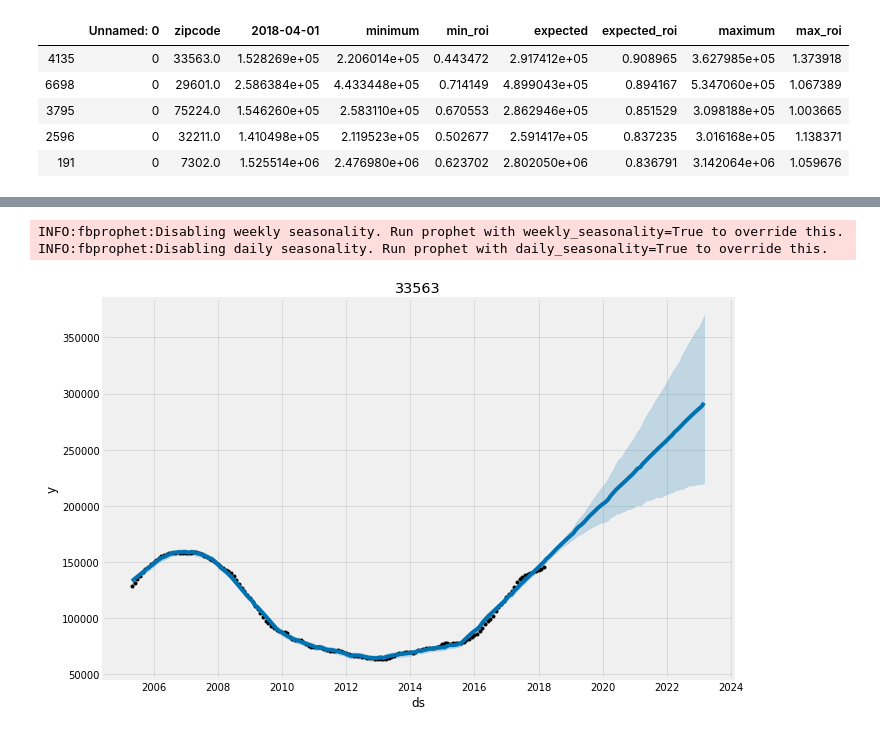
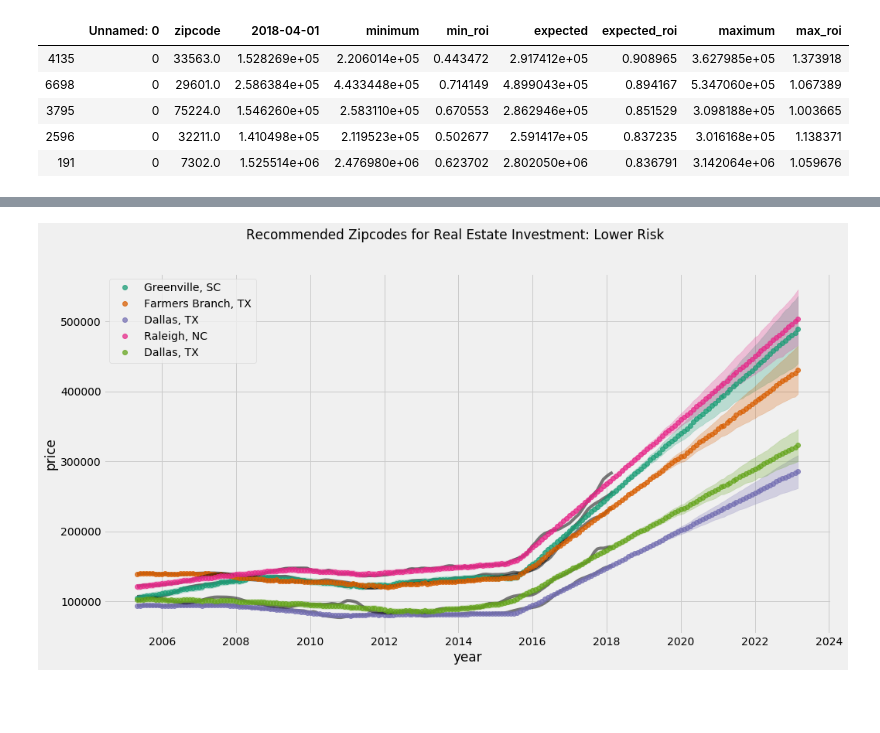
Before and after one commit to allisonhonold/Zillow_investment_zipcodes, a Jupyter notebook: predictions_final.ipynb, the cells around one changed output, grey strips where cells are left out. Cells and saved outputs as stored; diff of their text form; code cells hidden in the pictures; blank space fills up the shorter version.

```diff
--- a/predictions_final.ipynb
+++ b/predictions_final.ipynb
@@ -14,8 +14,7 @@ from python.predictor import model_price, create_zip_df
 # %%
 all_df = pd.read_csv('raw_data/zillow_data.csv')
 # %%
-#train test split: 75% / 25%
-training_model, training_forecast, zipcode = model_price(all_df, 79936, '2005-04-01', '2016-04-01')
+_, _, training_forecast, _ = model_price(all_df, 79936, '2005-04-01', '2016-04-01')
 math.sqrt(metrics.mean_squared_error(create_zip_df(all_df, 79936,'2016-04-01', '2018-04-01')['y'],
                            training_forecast.loc[((training_forecast['ds'] > '2016-05-01') & (training_forecast['ds'] < '2018-05-01')), 'yhat']))
 # %% [output]
@@ -43,7 +26,8 @@ stats_df = pd.read_csv('raw_data/stats.csv')
 # %%
 filtered_stats_df = stats_df.loc[stats_df['zipcode'].isin(no_nan_df['RegionName'])]
 # %%
-filtered_stats_df.nlargest(5, 'min_roi')
+conservative5 = filtered_stats_df.nlargest(5, 'min_roi')
+conservative5
 # %% [output]
 |  | Unnamed: 0 | zipcode | 2018-04-01 | minimum | min_roi | expected | expected_roi | maximum | max_roi |
 | 6698 | 0 | 29601.0 | 258638.364509 | 443344.806296 | 0.714149 | 489904.265675 | 0.894167 | 534706.042342 | 1.067389 |
@@ -69,9 +53,12 @@ filtered_stats_df.nlargest(5, 'max_roi')
 | 4149 | 0 | 48506.0 | 21338.510102 | 4699.588027 | -0.779760 | 29668.391848 | 0.390368 | 55042.141680 | 1.579474 |
 | 4436 | 0 | 33936.0 | 136771.343623 | 102384.722369 | -0.251417 | 230583.865098 | 0.685908 | 352329.559760 | 1.576048 |
 | 1154 | 0 | 33068.0 | 218786.911781 | 190830.148417 | -0.127781 | 374135.226080 | 0.710044 | 561376.101551 | 1.565858 |
-# %%
-plot_model(all_df, 33563)
-# %% [output]
-INFO:fbprophet:Disabling weekly seasonality. Run prophet with weekly_seasonality=True to override this.
-INFO:fbprophet:Disabling daily seasonality. Run prophet with daily_seasonality=True to override this.
-[figure, removed]
+# %%
+conservative_zip_forecasts = {}
+for zipcode in conservative5['zipcode'].values:
+    _, history_df, forecast_df, zipcode = model_price(all_df, zipcode, '2005-04-01', '2018-04-01')
+    conservative_zip_forecasts[zipcode] = {'history': history_df, 'forecast': forecast_df}
+# %%
+plot_models(all_df, stats_df, conservative_zip_forecasts, 'Lower Risk')
+# %% [output]
+[figure, added]
```
Also changed, not shown: parts of 3 cells of this notebook, 3 other files.
